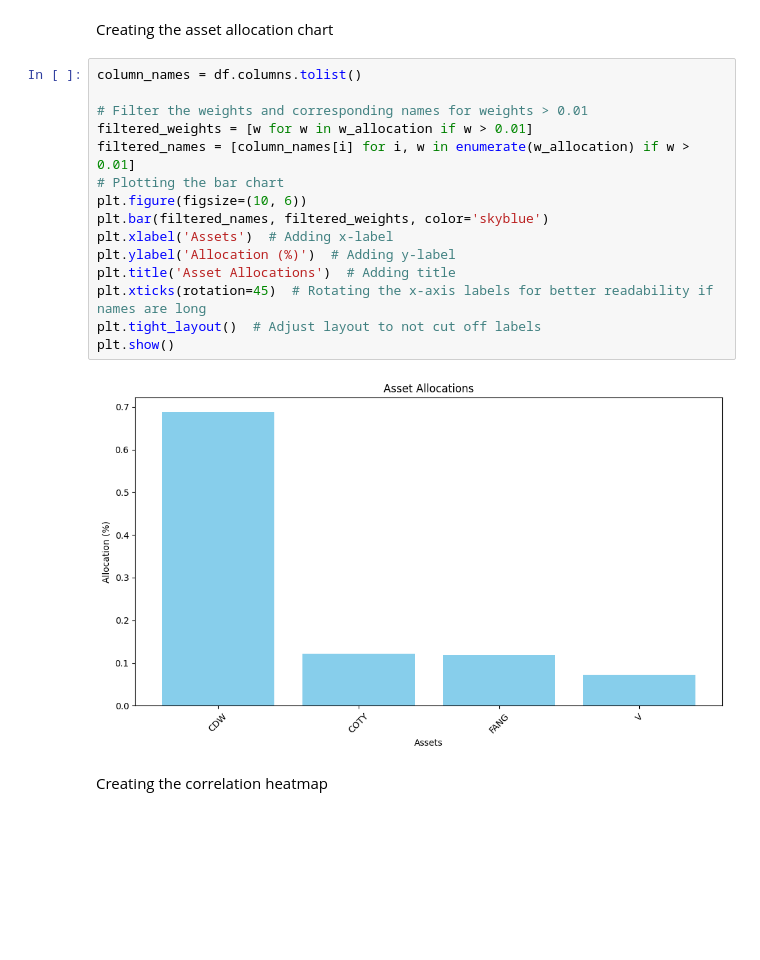
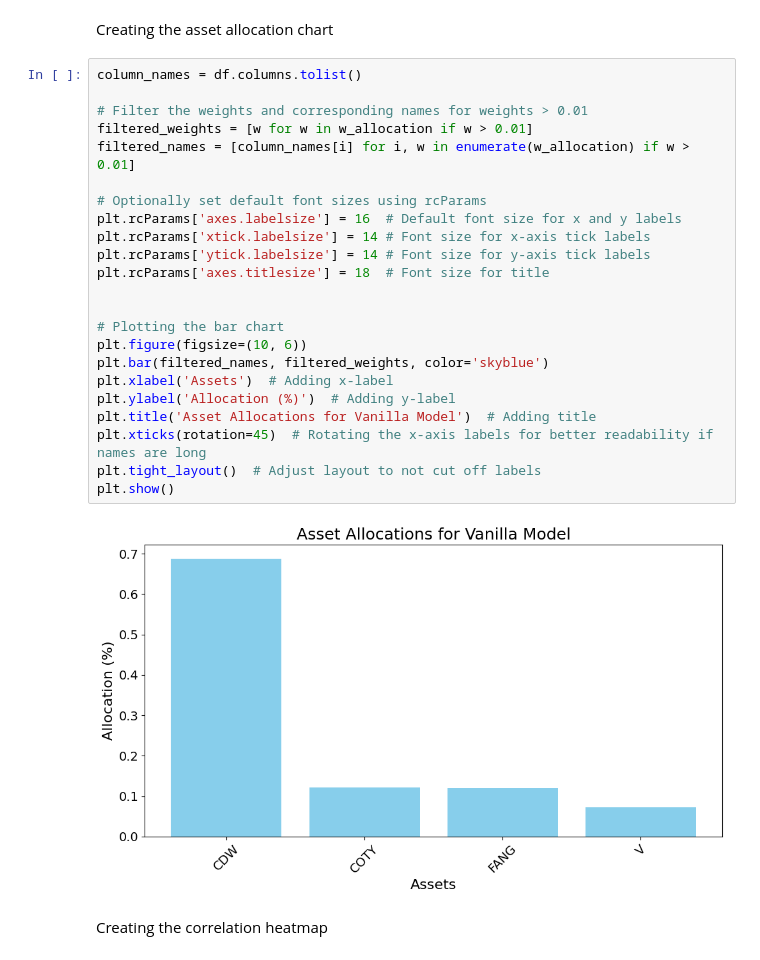
Before and after one commit to DilshanSonnadara/Quantum_Computing_Research, a Jupyter notebook: Mean-Variance Optimization.ipynb, the cells around one changed output. Saved outputs shown, nothing was run; the diff lists cells and outputs as text; blank space fills up the shorter version.

```diff
--- a/Mean-Variance Optimization.ipynb
+++ b/Mean-Variance Optimization.ipynb
@@ -270,20 +283,28 @@ Creating the asset allocation chart
 # %%
 column_names = df.columns.tolist()
 
 # Filter the weights and corresponding names for weights > 0.01
 filtered_weights = [w for w in w_allocation if w > 0.01]
 filtered_names = [column_names[i] for i, w in enumerate(w_allocation) if w > 0.01]
+
+# Optionally set default font sizes using rcParams
+plt.rcParams['axes.labelsize'] = 16  # Default font size for x and y labels
+plt.rcParams['xtick.labelsize'] = 14 # Font size for x-axis tick labels
+plt.rcParams['ytick.labelsize'] = 14 # Font size for y-axis tick labels
+plt.rcParams['axes.titlesize'] = 18  # Font size for title
+
+
 # Plotting the bar chart
 plt.figure(figsize=(10, 6))
 plt.bar(filtered_names, filtered_weights, color='skyblue')
 plt.xlabel('Assets')  # Adding x-label
 plt.ylabel('Allocation (%)')  # Adding y-label
-plt.title('Asset Allocations')  # Adding title
+plt.title('Asset Allocations for Vanilla Model')  # Adding title
 plt.xticks(rotation=45)  # Rotating the x-axis labels for better readability if names are long
 plt.tight_layout()  # Adjust layout to not cut off labels
 plt.show()
 # %% [output]
-[figure, old version]
+[figure, new version]
 # %% [markdown]
 Creating the correlation heatmap
 # %%
```
Also changed, not shown: parts of 3 cells of this notebook, 2 other files.
